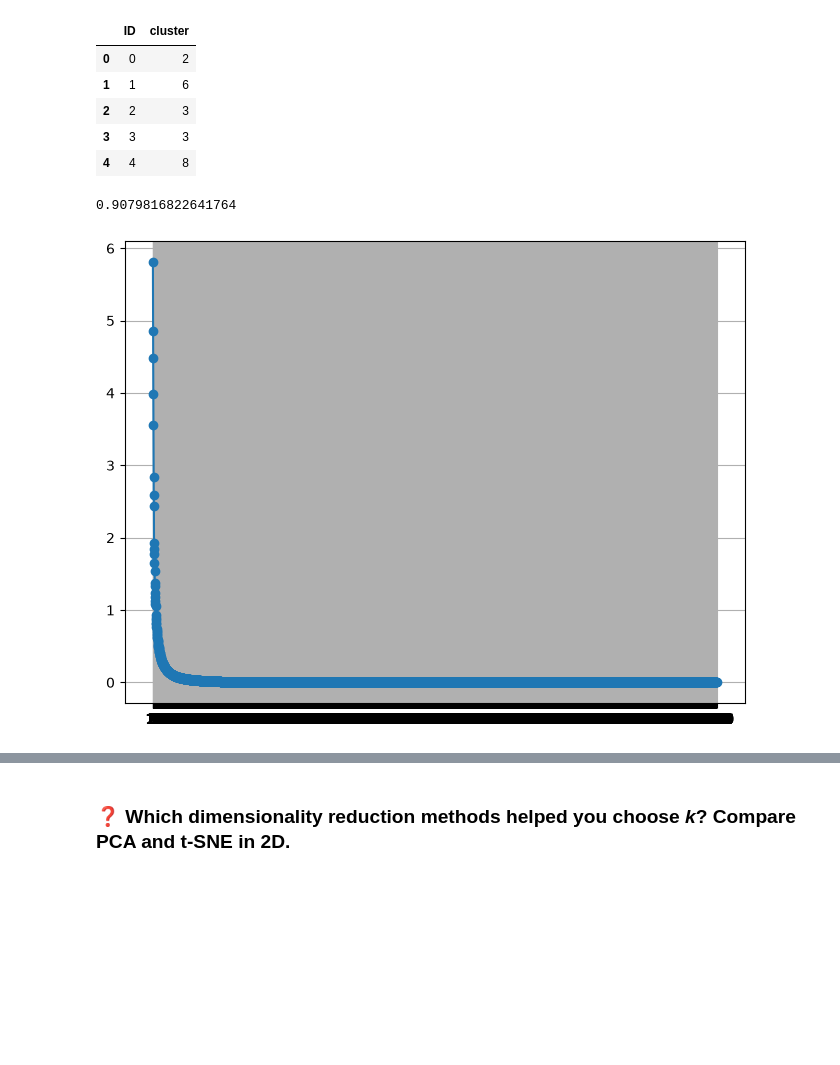
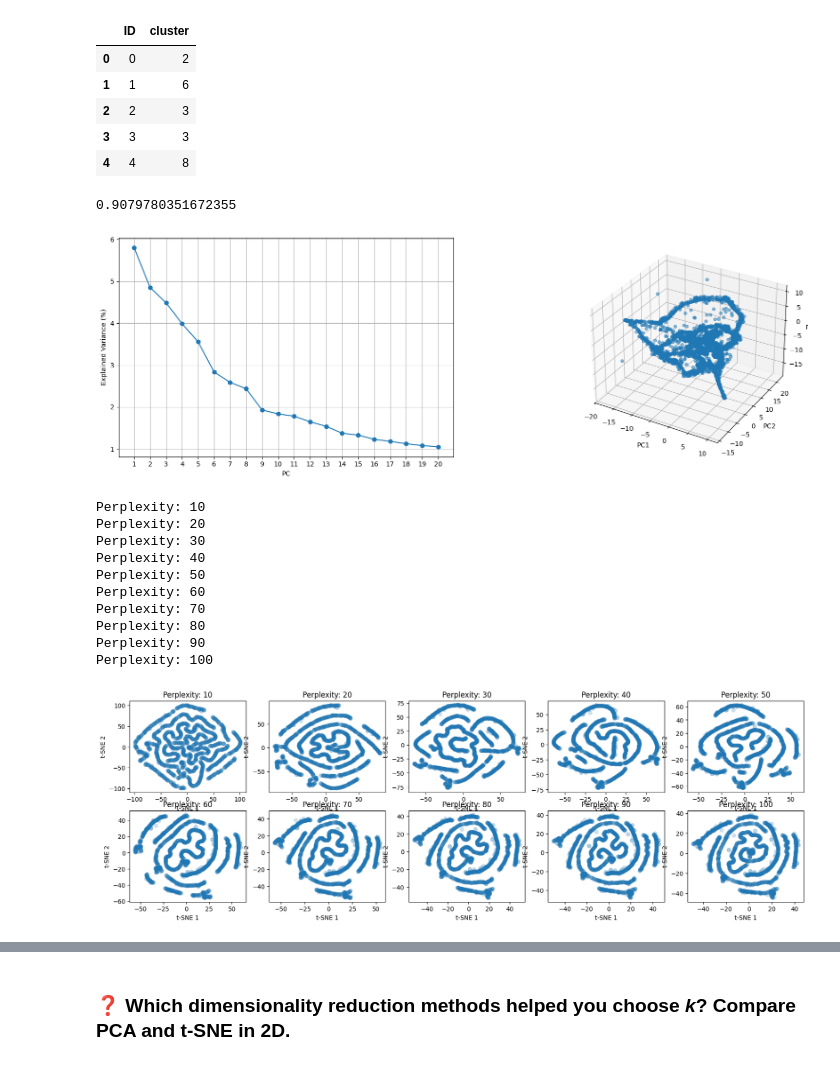
Before and after one commit to savmidt/tdt4172_intro_ml, a Jupyter notebook: Assignment3/problem.ipynb, the cells around one changed output, grey strips where cells are left out. Drawn from its saved outputs; the diff is of its cells as text; code cells hidden in the pictures; blank space fills up the shorter version.

```diff
--- a/Assignment3/problem.ipynb
+++ b/Assignment3/problem.ipynb
@@ -454,27 +454,39 @@ sample_submission.head()
 # YOUR CODE GOES HERE
 # ====================================
 # Sorterer først dataen etter de kolonne som ble skippet i innledningen
+data = data.drop(columns="ID")
 data = data.reindex(sorted(data.columns, key = lambda c: int(c.split("_")[1])), axis='columns')
+data = data.reset_index(names="ID")
 # %%
 # Dimensjonsreduksjon
 from sklearn.decomposition import PCA
 
 X = data.iloc[:, 1:].astype(float).to_numpy()
-pca = PCA(n_components= 1000)
+pca = PCA()
 Z = pca.fit_transform(X)
 # %%
 print(pca.explained_variance_ratio_[:250].sum())
 # %% [output]
-0.9079816822641764
+0.9079780351672355
 # %%
 # 2D-plotter de to største PCA-komponentene
-fig = plt.figure(figsize=(8,6))
-plt.plot(range(1, len(pca.explained_variance_ratio_) + 1),
-        pca.explained_variance_ratio_*100,
+fig = plt.figure(figsize=(20,6))
+ax = fig.add_subplot(1, 2, 1)
+
+ax.plot(range(1, 21),
+        pca.explained_variance_ratio_[:20]*100,
         marker = 'o'
     )
-plt.xticks(range(1, len(pca.explained_variance_ratio_) + 1))
-plt.grid(True)
+ax.set_xticks(range(1, 21))
+ax.grid(True)
+ax.set_xlabel('PC')
+ax.set_ylabel('Explained Variance (%)')
+
+ax = fig.add_subplot(1, 2, 2, projection='3d')
+ax.scatter(Z[:, 0], Z[:, 1], Z[:, 2], alpha=0.5)
+ax.set_xlabel('PC1')
+ax.set_ylabel('PC2')
+ax.set_zlabel('PC3')
 plt.show()
 # %% [output]
-[figure, old version]
+[figure, new version]
@@ -483,0 +493,26 @@ dbscan = keras.cluster.DBSCAN()
+# %%
+# t-SNE
+from sklearn.manifold import TSNE
+
+fig = plt.figure(figsize=(20,6))
+for i in range(1, 11):
+    tsne = TSNE(n_components=2, perplexity=i*10, learning_rate='auto', random_state=42)
+    Z_tsne = tsne.fit_transform(X)
+    print(f"Perplexity: {i*10}")
+    plt.subplot(2, 5, i)
+    plt.scatter(Z_tsne[:, 0], Z_tsne[:, 1], alpha=0.1)
+    plt.xlabel('t-SNE 1')
+    plt.ylabel('t-SNE 2')
+    plt.title(f'Perplexity: {i*10}')
+# %% [output]
+Perplexity: 10
+Perplexity: 20
+Perplexity: 30
+Perplexity: 40
+Perplexity: 50
+Perplexity: 60
+Perplexity: 70
+Perplexity: 80
+Perplexity: 90
+Perplexity: 100
+[figure, added]
```
Also changed, not shown: parts of 2 cells of this notebook.
